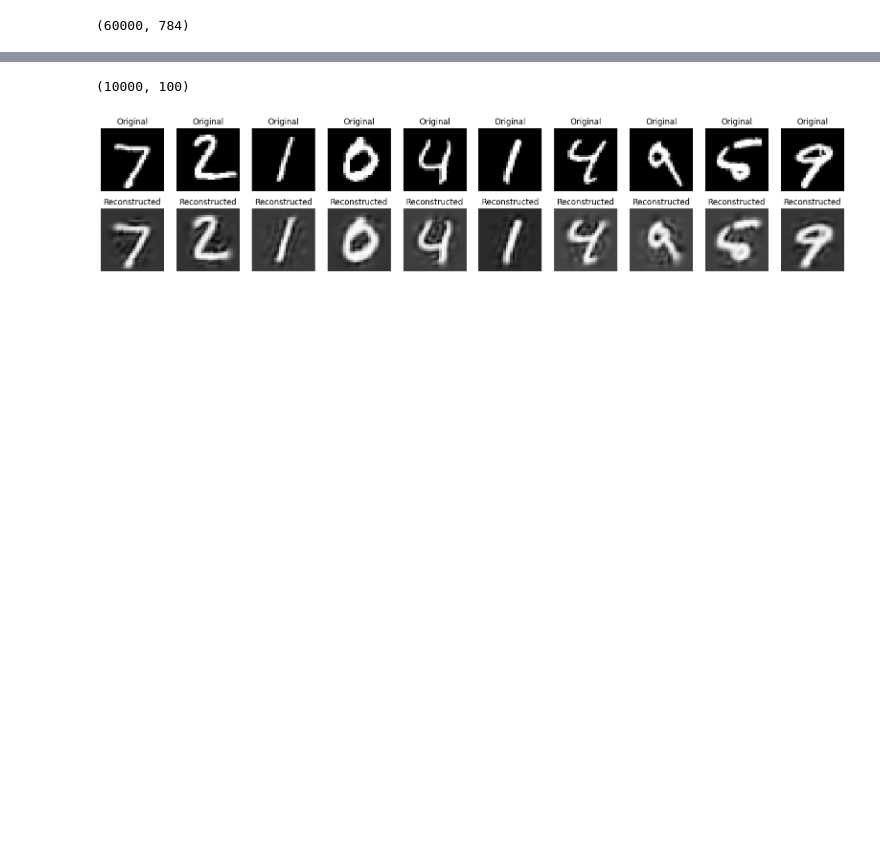
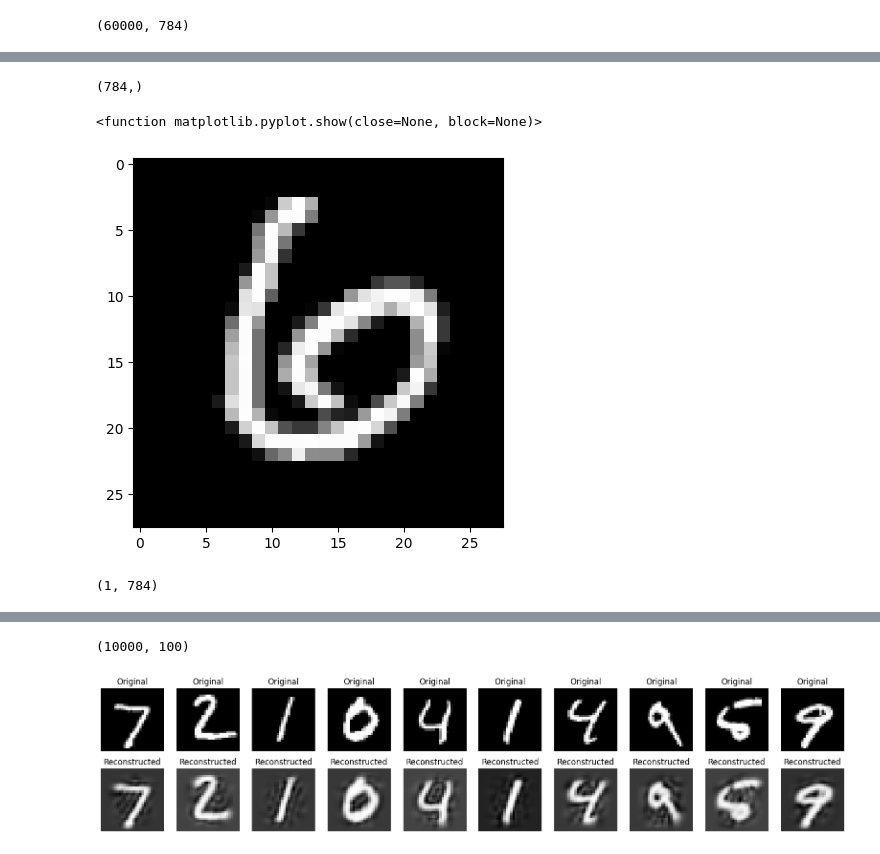
Before and after one commit to fefex302/ISPR-Assignments, a Jupyter notebook: autoencoders.ipynb, the cells around one changed output, grey strips where cells are left out. Cells and saved outputs as stored; diff of their text form; code cells hidden in the pictures; blank space fills up the shorter version.

```diff
--- a/autoencoders.ipynb
+++ b/autoencoders.ipynb
@@ -59,0 +80,19 @@ prediction = autoencoder.predict(Xts_flat)
+# %%
+import random
+
+noisy_image = Xts_flat[11]
+noisy_copy = np.copy(noisy_image)
+print(noisy_copy.shape)
+for i,_ in enumerate(noisy_copy):
+    noisy_copy[i]=noisy_copy[i] + random.random()*0.00
+plt.imshow(noisy_copy.reshape(28,28),cmap="gray")
+plt.show
+# %% [output]
+(784,)
+<function matplotlib.pyplot.show(close=None, block=None)>
+[figure, added]
+# %%
+copy_reshaped = noisy_copy.reshape(-1,len(noisy_copy))
+copy_reshaped.shape
+# %% [output]
+(1, 784)
```
Also changed, not shown: parts of 8 cells of this notebook.
